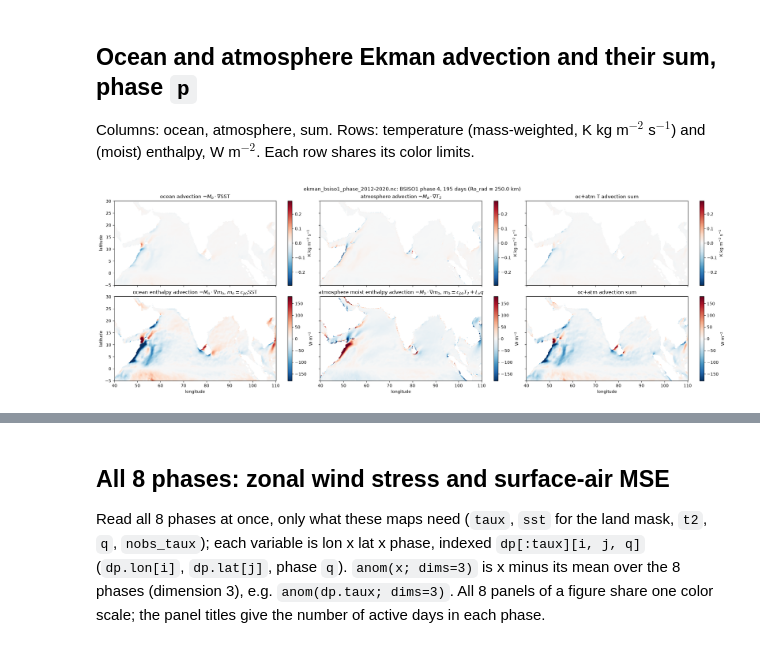
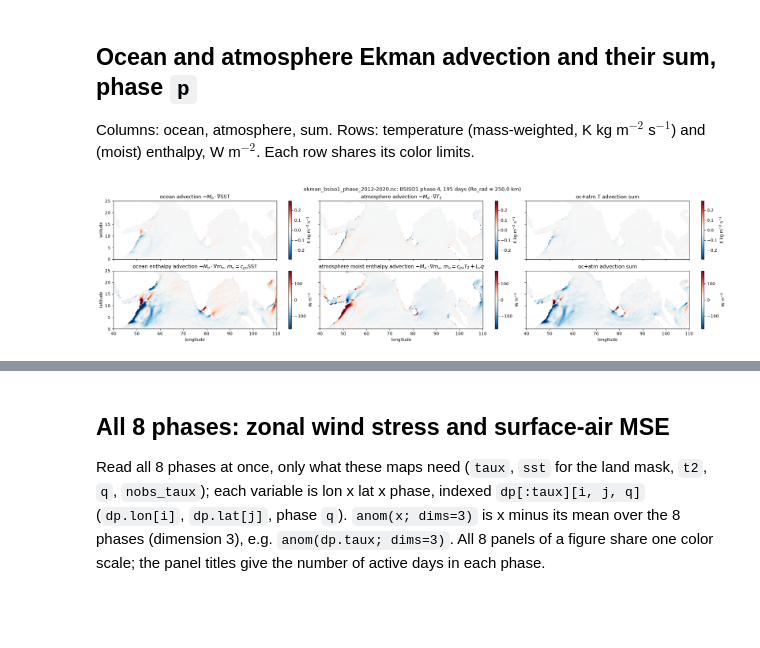
Before and after one commit to deszoeke/ekman-astz, a Jupyter notebook: plot/bsiso_plots.ipynb, the cells around one changed output, grey strips where cells are left out. Drawn from its saved outputs; the diff is of its cells as text; code cells hidden in the pictures; blank space fills up the shorter version.

```diff
--- a/plot/bsiso_plots.ipynb
+++ b/plot/bsiso_plots.ipynb
@@ -59,6 +59,9 @@ panels1 = [
     panel(f.adv_a, raw"atmosphere Ekman advection $-M_a \cdot \nabla m_a$, $M_a = -M_o$", flux_units; vmin=-advlim, vmax=advlim)
     ]
 fig1, axs1 = plot_panels(f.lon, f.lat, panels1; land=f.land, suptitle=figtitle);
-axs1[0, 0].set_ylim(ylims...); # axes are shared: sets all panels
+for ax in axs1.flat
+    ax.set_ylim(ylims...); # axes are shared: sets all panels
+    ax.set_aspect("equal")
+end
 # fig1.savefig("bsiso_V_ma_mo_phase$p.png")
 # %% [output]
@@ -69,15 +72,18 @@ Columns: ocean, atmosphere, sum. Rows: temperature (mass-weighted, K kg m$^{-2}$
 # %%
 Tlim = maximum(symlim, (f.advT_o, f.advT_a)) # shared by the temperature row
 Hlim = advlim                                # W m^-2, shared by the enthalpy row
 panels_adv = [
     panel(f.advT_o, raw"ocean advection $-M_o \cdot \nabla$SST", advT_units; vmin=-Tlim, vmax=Tlim),
     panel(f.advT_a, raw"atmosphere advection $-M_a \cdot \nabla T_2$", advT_units; vmin=-Tlim, vmax=Tlim),
     panel(f.advT_o .+ f.advT_a, "oc+atm T advection sum", advT_units; vmin=-Tlim, vmax=Tlim),
     panel(f.adv_o, raw"ocean enthalpy advection $-M_o \cdot \nabla m_o$, $m_o = c_{po}$SST", flux_units; vmin=-Hlim, vmax=Hlim),
     panel(f.adv_a, raw"atmosphere moist enthalpy advection $-M_a \cdot \nabla m_a$, $m_a = c_{pa}T_2 + L_v q$", flux_units; vmin=-Hlim, vmax=Hlim),
     panel(f.adv_o .+ f.adv_a, "oc+atm advection sum", flux_units; vmin=-Hlim, vmax=Hlim)]
 fig_adv, axs_adv = plot_panels(f.lon, f.lat, panels_adv; ncols=3, land=f.land, suptitle=figtitle);
-axs_adv[0, 0].set_ylim(ylims...); # axes are shared: sets all panels
+for ax in axs_adv.flat
+    ax.set_ylim(ylims...); # axes are shared: sets all panels
+    ax.set_aspect("equal")
+end
 # fig_adv.savefig("bsiso_adv_sum_phase$p.png")
 # %% [output]
-[figure, old version]
+[figure, new version]
```
Also changed, not shown: parts of 6 cells of this notebook.
